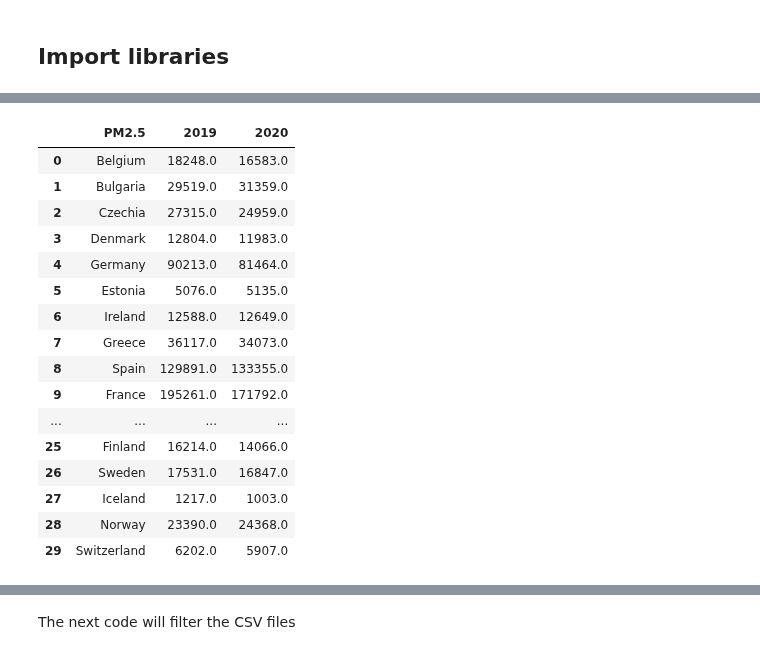
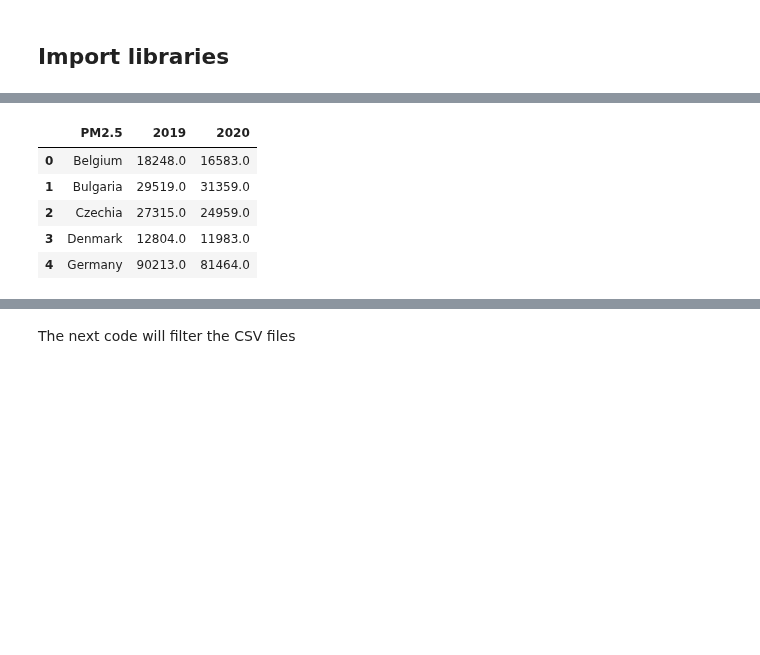
Before and after one commit to HHappy7/TIL6010-GroupProject, a Jupyter notebook: GroupProject-Layout2.ipynb, the cells around one changed output, grey strips where cells are left out. Drawn from its saved outputs; the diff is of its cells as text; code cells hidden in the pictures; blank space fills up the shorter version.

```diff
--- a/GroupProject-Layout2.ipynb
+++ b/GroupProject-Layout2.ipynb
@@ -81,32 +70,21 @@ df_PM_10
 # %%
 # Filter code for PM2.5 data
 
 for i in range(30, 45):
     df_PM_2_5.drop(i, axis=0, inplace=True)
 
 #Replace commas with nothing
 df_PM_2_5['2019'] = df_PM_2_5['2019'].str.replace(',', '').astype(float)
 df_PM_2_5['2020'] = df_PM_2_5['2020'].str.replace(',', '').astype(float)
 
-df_PM_2_5
+df_PM_2_5.head()
 # %% [output]
 |  | PM2.5 | 2019 | 2020 |
 | 0 | Belgium | 18248.0 | 16583.0 |
 | 1 | Bulgaria | 29519.0 | 31359.0 |
 | 2 | Czechia | 27315.0 | 24959.0 |
 | 3 | Denmark | 12804.0 | 11983.0 |
 | 4 | Germany | 90213.0 | 81464.0 |
-| 5 | Estonia | 5076.0 | 5135.0 |
-| 6 | Ireland | 12588.0 | 12649.0 |
-| 7 | Greece | 36117.0 | 34073.0 |
-| 8 | Spain | 129891.0 | 133355.0 |
-| 9 | France | 195261.0 | 171792.0 |
-| ... | ... | ... | ... |
-| 25 | Finland | 16214.0 | 14066.0 |
-| 26 | Sweden | 17531.0 | 16847.0 |
-| 27 | Iceland | 1217.0 | 1003.0 |
-| 28 | Norway | 23390.0 | 24368.0 |
-| 29 | Switzerland | 6202.0 | 5907.0 |
 # %%
 #Filtering NOx data
 
```
Also changed, not shown: parts of 31 cells of this notebook.
